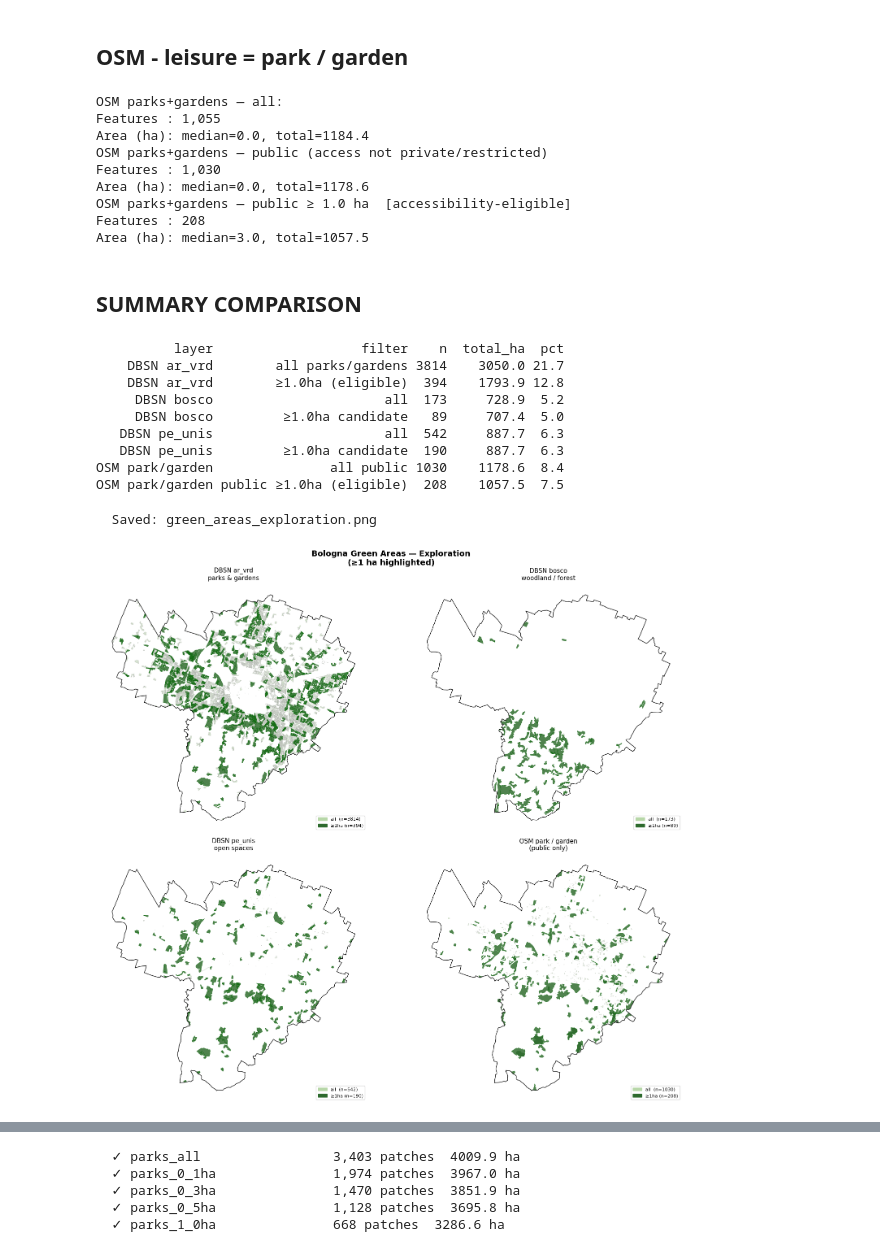
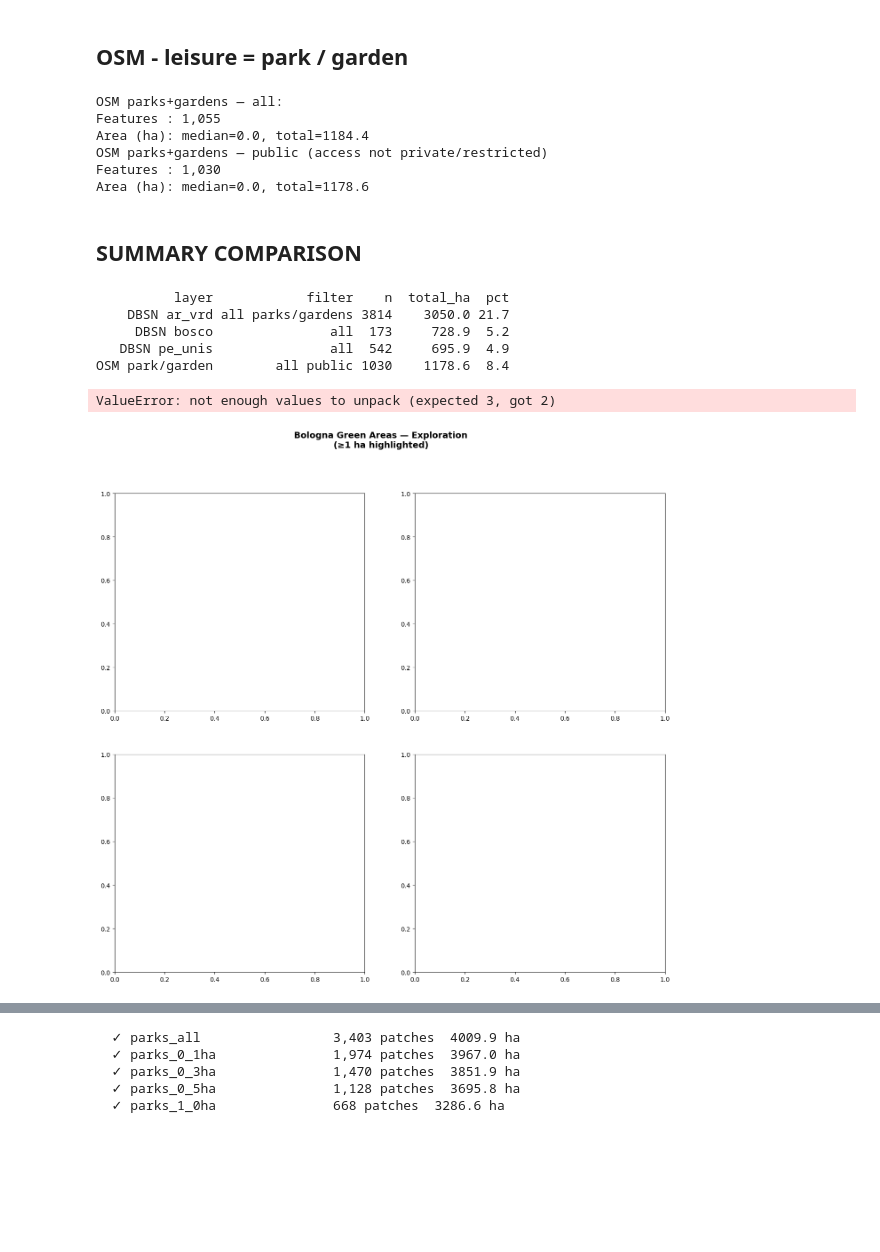
Before and after one commit to dclfbk/3-30-300-index, a Jupyter notebook: data_exploration/greenery_exploration.ipynb, the cells around one changed output, grey strips where cells are left out. Saved outputs shown, nothing was run; the diff lists cells and outputs as text; code cells hidden in the pictures; blank space fills up the shorter version.

```diff
--- a/data_exploration/greenery_exploration.ipynb
+++ b/data_exploration/greenery_exploration.ipynb
@@ -188,10 +167,6 @@ osm_parks = osm.loc[
 ].copy()
 print("OSM parks+gardens — public (access not private/restricted)")
 describe_areas(osm_parks)
-
-osm_1ha = osm_parks.loc[osm_parks.area_ha >= MIN_HA].copy()
-print(f"OSM parks+gardens — public ≥ {MIN_HA} ha  [accessibility-eligible]")
-describe_areas(osm_1ha)
 # %% [output]
 OSM parks+gardens — all:
 Features : 1,055
@@ -199,66 +174,55 @@ Area (ha): median=0.0, total=1184.4
 OSM parks+gardens — public (access not private/restricted)
 Features : 1,030
 Area (ha): median=0.0, total=1178.6
-OSM parks+gardens — public ≥ 1.0 ha  [accessibility-eligible]
-Features : 208
-Area (ha): median=3.0, total=1057.5
 # %% [markdown]
 ## SUMMARY COMPARISON
 # %%
 summary = pd.DataFrame([
     {"layer": "DBSN ar_vrd",       "filter": "all parks/gardens",         "n": len(av_green_areas),     "total_ha": av_green_areas.area_ha.sum(),     "pct": av_green_areas.area_ha.sum()/boundary_ha*100},
-    {"layer": "DBSN ar_vrd",       "filter": f"≥{MIN_HA}ha (eligible)",   "n": len(av_green_areas_1ha),  "total_ha": av_green_areas_1ha.area_ha.sum(),  "pct": av_green_areas_1ha.area_ha.sum()/boundary_ha*100},
     {"layer": "DBSN bosco",         "filter": "all",                       "n": len(forest),    "total_ha": forest.area_ha.sum(),    "pct": forest.area_ha.sum()/boundary_ha*100},
-    {"layer": "DBSN bosco",         "filter": f"≥{MIN_HA}ha candidate",   "n": len(forest_1ha),     "total_ha": forest_1ha.area_ha.sum(),     "pct": forest_1ha.area_ha.sum()/boundary_ha*100},
     {"layer": "DBSN pe_unis",       "filter": "all",                       "n": len(green_areas),       "total_ha": green_areas_1ha.area_ha.sum(),       "pct": green_areas_1ha.area_ha.sum()/boundary_ha*100},
-    {"layer": "DBSN pe_unis",       "filter": f"≥{MIN_HA}ha candidate",   "n": len(green_areas_1ha),"total_ha": green_areas_1ha.area_ha.sum(),"pct": green_areas_1ha.area_ha.sum()/boundary_ha*100},
     {"layer": "OSM park/garden",    "filter": "all public",                "n": len(osm_parks),       "total_ha": osm_parks.area_ha.sum(),       "pct": osm_parks.area_ha.sum()/boundary_ha*100},
-    {"layer": "OSM park/garden",    "filter": f"public ≥{MIN_HA}ha (eligible)", "n": len(osm_1ha), "total_ha": osm_1ha.area_ha.sum(), "pct": osm_1ha.area_ha.sum()/boundary_ha*100},
 ]).round({"total_ha": 1, "pct": 1})
 print(summary.to_string(index=False))
 # %% [output]
-          layer                   filter    n  total_ha  pct
-    DBSN ar_vrd        all parks/gardens 3814    3050.0 21.7
-    DBSN ar_vrd        ≥1.0ha (eligible)  394    1793.9 12.8
-     DBSN bosco                      all  173     728.9  5.2
-     DBSN bosco         ≥1.0ha candidate   89     707.4  5.0
-   DBSN pe_unis                      all  542     887.7  6.3
-   DBSN pe_unis         ≥1.0ha candidate  190     887.7  6.3
-OSM park/garden               all public 1030    1178.6  8.4
-OSM park/garden public ≥1.0ha (eligible)  208    1057.5  7.5
+          layer            filter    n  total_ha  pct
+    DBSN ar_vrd all parks/gardens 3814    3050.0 21.7
+     DBSN bosco               all  173     728.9  5.2
+   DBSN pe_unis               all  542     695.9  4.9
+OSM park/garden        all public 1030    1178.6  8.4
 # %%
 
 fig, axes = plt.subplots(2, 2, figsize=(16, 14))
 fig.suptitle("Bologna Green Areas — Exploration\n(≥1 ha highlighted)", fontsize=14, fontweight="bold")
 
 panels = [
-    (av_green_areas,      av_green_areas_1ha,  "DBSN ar_vrd\nparks & gardens"),
-    (forest,     forest_1ha,     "DBSN bosco\nwoodland / forest"),
-    (green_areas,        green_areas_1ha,"DBSN pe_unis\nopen spaces"),
-    (osm_parks,        osm_1ha,     "OSM park / garden\n(public only)"),
+    (av_green_areas, "DBSN ar_vrd\nparks & gardens"),
+    (forest,   "DBSN bosco\nwoodland / forest"),
+    (green_areas, "DBSN pe_unis\nopen spaces"),
+    (osm_parks,  "OSM park / garden\n(public only)"),
 ]
 
 colors_all = "#b7d7a8"
 colors_elig = "#2d6a2d"
 
 for ax, (all_gdf, elig_gdf, title) in zip(axes.flat, panels):
     boundary.boundary.plot(ax=ax, color="black", linewidth=0.9)
     if len(all_gdf) > 0:
         all_gdf.plot(ax=ax, color=colors_all, alpha=0.5, edgecolor="grey", linewidth=0.2)
     if len(elig_gdf) > 0:
         elig_gdf.plot(ax=ax, color=colors_elig, alpha=0.8, edgecolor="darkgreen", linewidth=0.4)
     patch_all  = mpatches.Patch(color=colors_all,  label=f"all  (n={len(all_gdf)})")
     patch_elig = mpatches.Patch(color=colors_elig, label=f"≥1ha (n={len(elig_gdf)})")
     ax.legend(handles=[patch_all, patch_elig], fontsize=8, loc="lower right")
     ax.set_title(title, fontsize=11)
     ax.set_axis_off()
 
 plt.tight_layout()
 plt.savefig("green_areas_exploration.png", dpi=150, bbox_inches="tight")
 print("  Saved: green_areas_exploration.png")
 # %% [output]
-  Saved: green_areas_exploration.png
+ValueError: not enough values to unpack (expected 3, got 2)
-[figure, old version]
+[figure, new version]
 # %%
 
 # Standardise columns before saving
```
Also changed, not shown: parts of 5 cells of this notebook, 6 other files.
